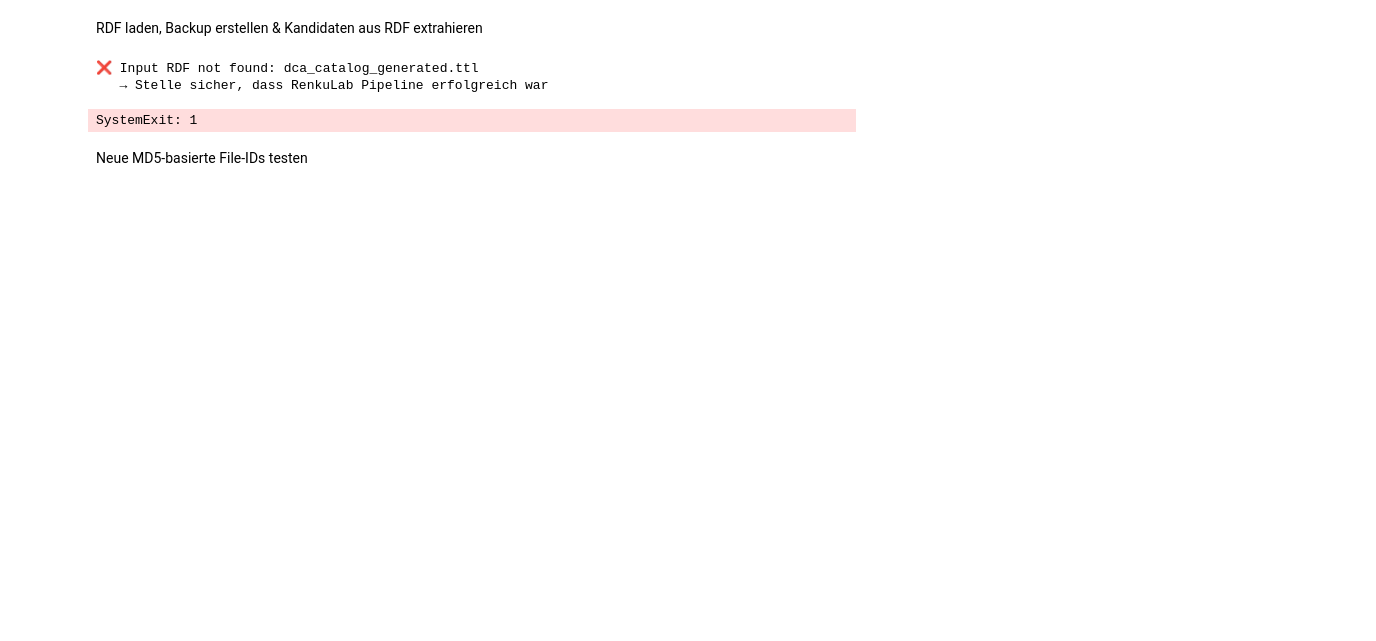
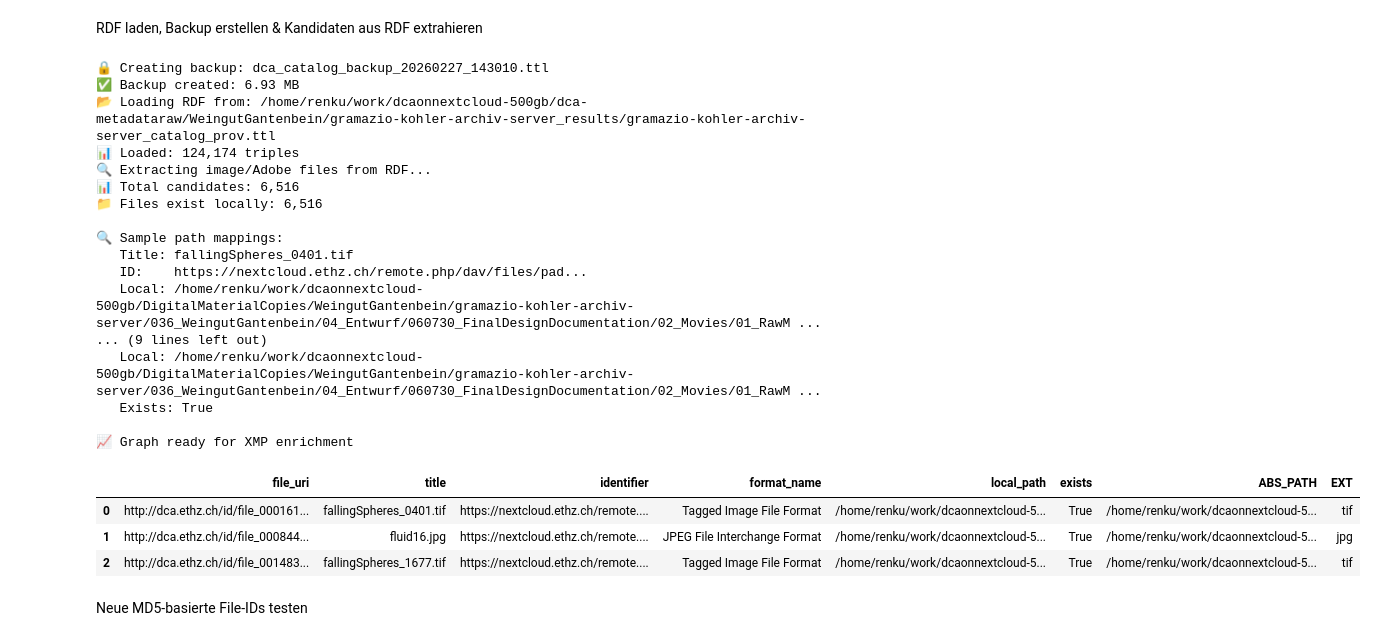
Before and after one commit to AdrianPoellinger/27_DCA_Ingest, a Jupyter notebook: notebooks/DCA_Ingest_2026-02-27_Gantenbein_GKR_Prov.ipynb, the cells around one changed output. Saved outputs shown, nothing was run; the diff lists cells and outputs as text; code cells hidden in the pictures; blank space fills up the shorter version.

```diff
--- a/notebooks/DCA_Ingest_2026-02-27_Gantenbein_GKR_Prov.ipynb
+++ b/notebooks/DCA_Ingest_2026-02-27_Gantenbein_GKR_Prov.ipynb
@@ -210,39 +230,85 @@ query = """
 results = graph.query(query)
 for row in results:
     file_uri = str(row.file)
     title = str(row.title)
     identifier = str(row.identifier)
     format_name = str(row.format) if row.format else "Unknown"
 
-    # Extrahiere lokalen Pfad aus WebDAV URL
+    # Intelligentere lokale Pfad-Extraktion aus WebDAV URL
     if identifier.startswith("https://nextcloud.ethz.ch/"):
         # URL decode und lokalen Pfad konstruieren
-        path_part = unquote(identifier.split("/DCA/WeingutGantenbein/")[-1])
-        local_path = FILES_BASE_DIR / path_part
+        try:
+            # Für gramazio-kohler-archiv-server URLs
+            if "gramazio-kohler-archiv-server" in identifier:
+                # Extrahiere alles nach dem letzten "gramazio-kohler-archiv-server/"
+                parts = identifier.split("gramazio-kohler-archiv-server/")
+                if len(parts) > 1:
+                    path_part = unquote(parts[-1])  # Letzten Teil nehmen (nach dem Server-Namen)
+                    local_path = FILES_BASE_DIR / path_part
+                else:
+                    # Fallback: Nur Dateiname verwenden
+                    local_path = FILES_BASE_DIR / Path(unquote(identifier)).name
+            else:
+                # Fallback für andere NextCloud URLs
+                local_path = FILES_BASE_DIR / Path(unquote(identifier)).name
+        except Exception as e:
+            print(f"⚠️  URL parsing failed for {identifier}: {e}")
+            local_path = Path(title)  # Fallback zum Titel
     else:
         local_path = Path(title)  # Fallback
 
     candidate_data.append({
         'file_uri': file_uri,
         'title': title,
         'identifier': identifier,
         'format_name': format_name,
         'local_path': str(local_path),
         'exists': local_path.exists() if local_path.is_absolute() else False
     })
 
 # Zu DataFrame für weitere Verarbeitung
 cand = pd.DataFrame(candidate_data)
 cand["ABS_PATH"] = cand["local_path"]  # Kompatibilität mit bestehendem Code
 
+# EXT-Spalte aus Dateinamen extrahieren für Kompatibilität
+cand["EXT"] = cand["title"].str.lower().str.extract(r'\.([^.]+)$')
+
 print(f"📊 Total candidates: {len(cand):,}")
 print(f"📁 Files exist locally: {cand['exists'].sum():,}")
+
+# Debug: Zeige ein paar Beispiel-Pfade
+print(f"\n🔍 Sample path mappings:")
+for _, row in cand.head(3).iterrows():
+    print(f"   Title: {row['title']}")
+    print(f"   ID:    {row['identifier'][:50]}{'...' if len(row['identifier']) > 50 else ''}")
+    print(f"   Local: {row['local_path']}")
+    print(f"   Exists: {row['exists']}")
+    print()
+
 print(f"📈 Graph ready for XMP enrichment")
 cand.head(3)
 # %% [output]
-❌ Input RDF not found: dca_catalog_generated.ttl
-   → Stelle sicher, dass RenkuLab Pipeline erfolgreich war
+🔒 Creating backup: dca_catalog_backup_20260227_143010.ttl
+✅ Backup created: 6.93 MB
+📂 Loading RDF from: /home/renku/work/dcaonnextcloud-500gb/dca-metadataraw/WeingutGantenbein/gramazio-kohler-archiv-server_results/gramazio-kohler-archiv-server_catalog_prov.ttl
+📊 Loaded: 124,174 triples
+🔍 Extracting image/Adobe files from RDF...
+📊 Total candidates: 6,516
+📁 Files exist locally: 6,516
+
+🔍 Sample path mappings:
+   Title: fallingSpheres_0401.tif
+   ID:    https://nextcloud.ethz.ch/remote.php/dav/files/pad...
+   Local: /home/renku/work/dcaonnextcloud-500gb/DigitalMaterialCopies/WeingutGantenbein/gramazio-kohler-archiv-server/036_WeingutGantenbein/04_Entwurf/060730_FinalDesignDocumentation/02_Movies/01_RawM ...
+... (9 lines left out)
+   Local: /home/renku/work/dcaonnextcloud-500gb/DigitalMaterialCopies/WeingutGantenbein/gramazio-kohler-archiv-server/036_WeingutGantenbein/04_Entwurf/060730_FinalDesignDocumentation/02_Movies/01_RawM ...
+   Exists: True
+
+📈 Graph ready for XMP enrichment
-SystemExit: 1
+|  | file_uri | title | identifier | format_name | local_path | exists | ABS_PATH | EXT |
+| 0 | http://dca.ethz.ch/id/file_000161... | fallingSpheres_0401.tif | https://nextcloud.ethz.ch/remote.... | Tagged Image File Format | /home/renku/work/dcaonnextcloud-5... | True | /home/renku/work/dcaonnextcloud-5... | tif |
+| 1 | http://dca.ethz.ch/id/file_000844... | fluid16.jpg | https://nextcloud.ethz.ch/remote.... | JPEG File Interchange Format | /home/renku/work/dcaonnextcloud-5... | True | /home/renku/work/dcaonnextcloud-5... | jpg |
+| 2 | http://dca.ethz.ch/id/file_001483... | fallingSpheres_1677.tif | https://nextcloud.ethz.ch/remote.... | Tagged Image File Format | /home/renku/work/dcaonnextcloud-5... | True | /home/renku/work/dcaonnextcloud-5... | tif |
 # %% [markdown]
 Neue MD5-basierte File-IDs testen
 # %%
```
Also changed, not shown: parts of 10 cells of this notebook.
